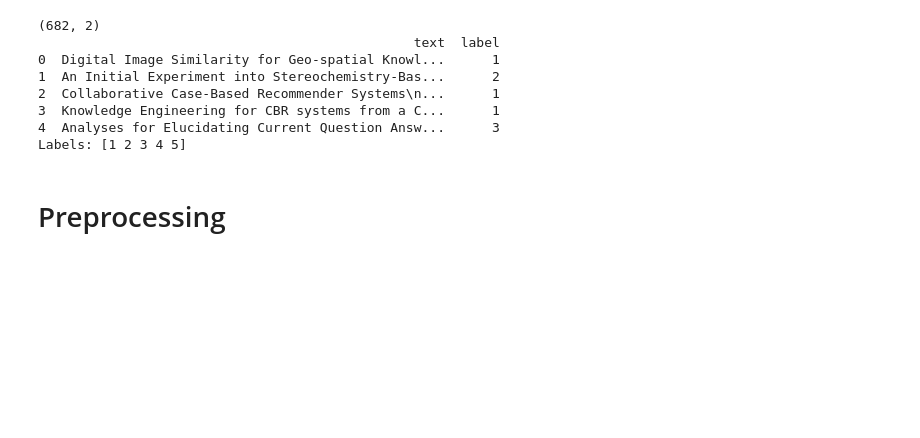
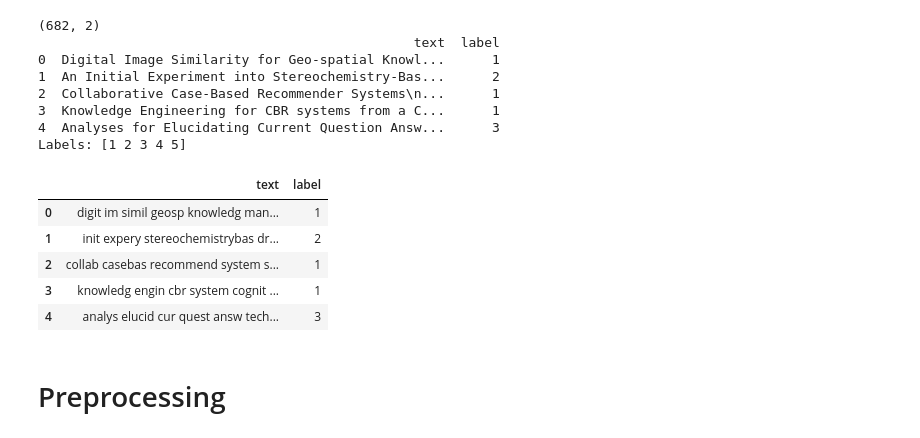
Before and after one commit to mayarachew/CompsciencePapers, a Jupyter notebook: compscience_papers.ipynb, the cells around one changed output. Saved outputs shown, nothing was run; the diff lists cells and outputs as text; code cells hidden in the pictures; blank space fills up the shorter version.

```diff
--- a/compscience_papers.ipynb
+++ b/compscience_papers.ipynb
@@ -144,6 +168,15 @@ print('Labels:', labels)
 3  Knowledge Engineering for CBR systems from a C...      1
 4  Analyses for Elucidating Current Question Answ...      3
 Labels: [1 2 3 4 5]
+# %%
+corpus_papers.head()
+# %% [output]
+|  | text | label |
+| 0 | digit im simil geosp knowledg man... | 1 |
+| 1 | init expery stereochemistrybas dr... | 2 |
+| 2 | collab casebas recommend system s... | 1 |
+| 3 | knowledg engin cbr system cognit ... | 1 |
+| 4 | analys elucid cur quest answ tech... | 3 |
 # %% [markdown]
 # Preprocessing
 # %%
```
Also changed, not shown: parts of 2 cells of this notebook.
